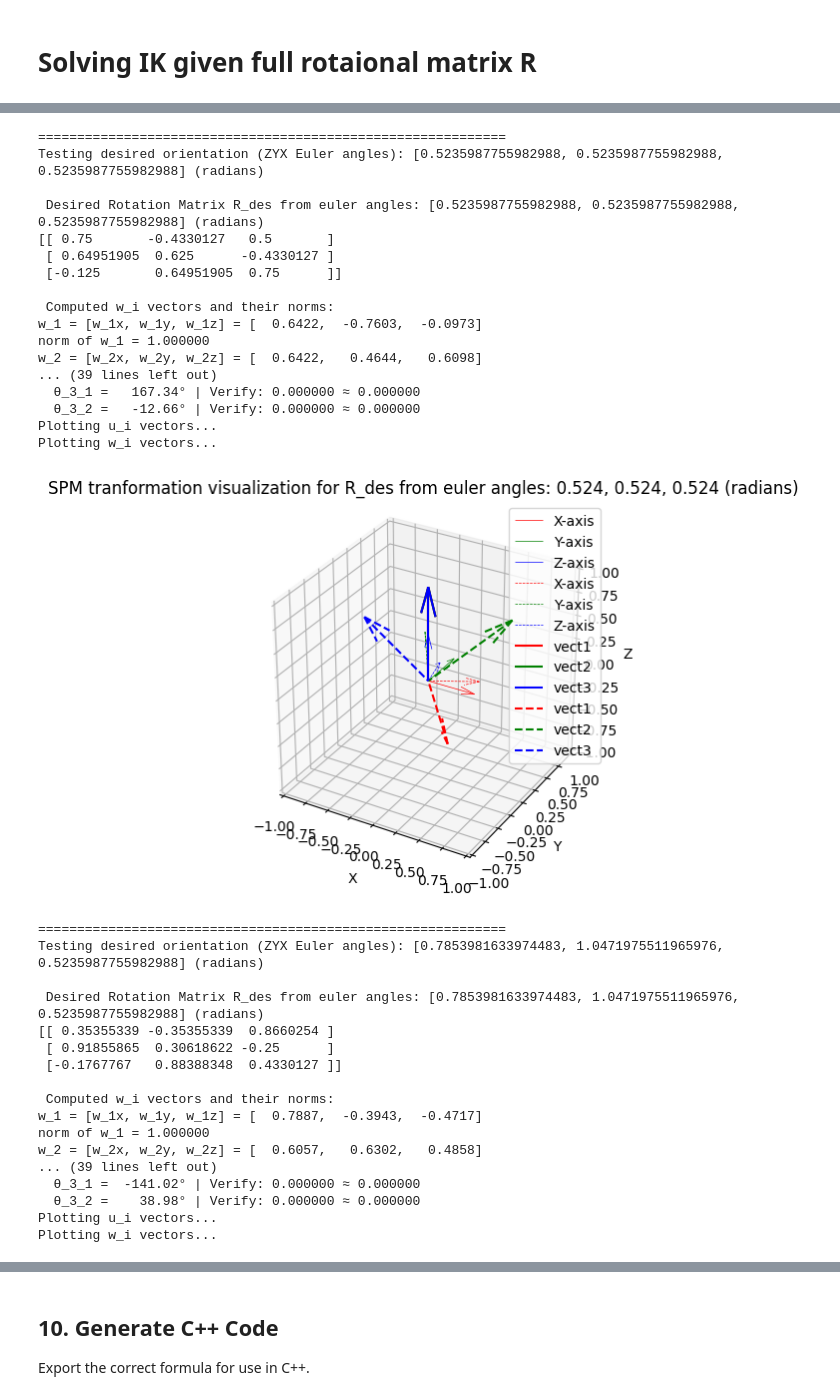
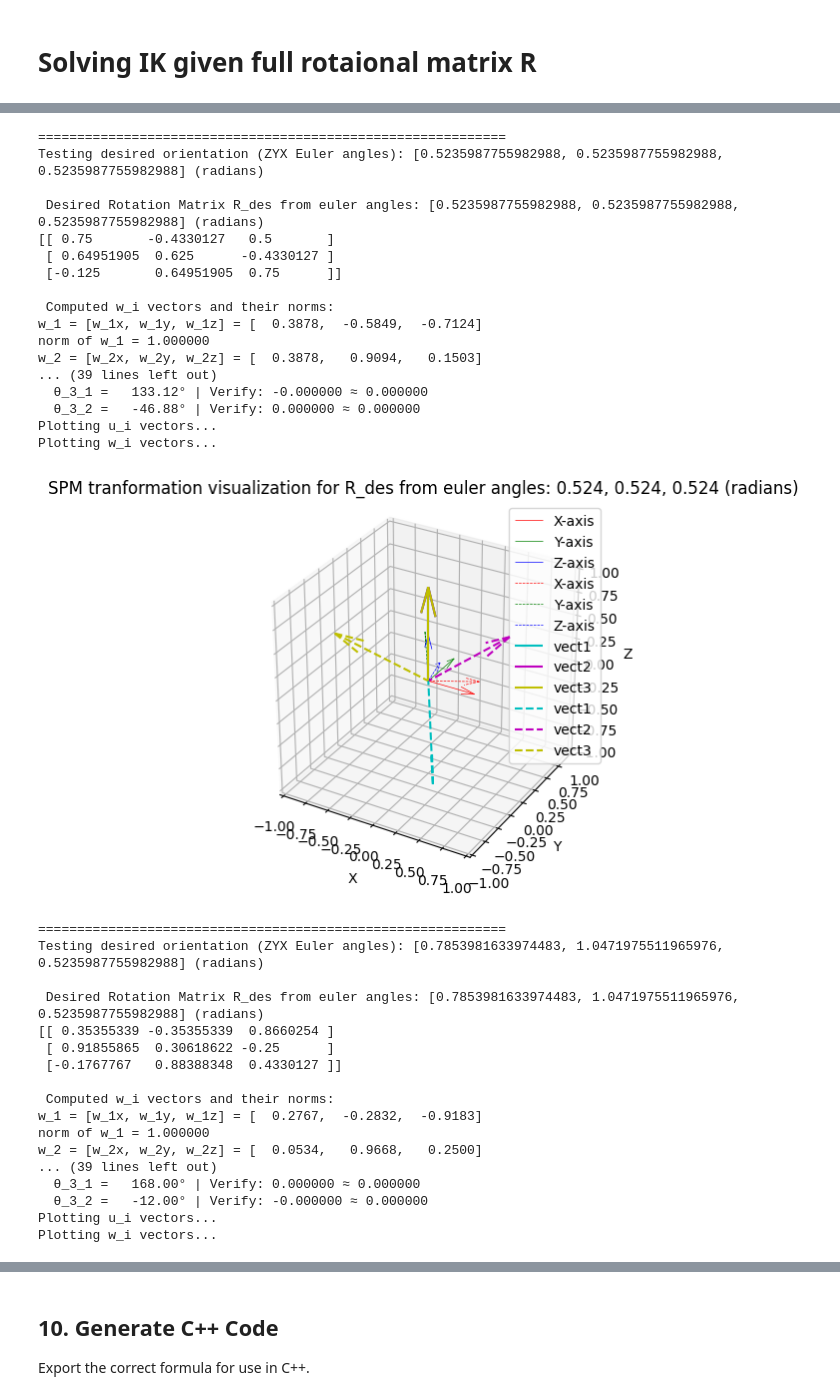
Before and after one commit to ChawinOph/spm-mechanics, a Jupyter notebook: notebooks/symbolic_kinematics.ipynb, the cells around one changed output, grey strips where cells are left out. Drawn from its saved outputs; the diff is of its cells as text; code cells hidden in the pictures.

```diff
--- a/notebooks/symbolic_kinematics.ipynb
+++ b/notebooks/symbolic_kinematics.ipynb
@@ -615,16 +805,18 @@ theta=   0.0°, alpha= 90.0°, beta= 120.0°
 # define numerical parameters for testing
 eta_i1 = [0, 2*np.pi/3, 4*np.pi/3]  # base platform orientations
 
-gamma_orthonormal = np.arccos(np.sqrt(1/3))  # ~54.7356 degrees
-print(f"Orthornormal gamma angle: {np.degrees(gamma_orthonormal):.4f} degrees")
 
 eta_i2 = [0, 2*np.pi/3, 4*np.pi/3]  # moving platform orientations
 
 gamma_i1 = [0, 0, 0]  # base platform angles (coaxial)
 # gamma_i2 = [np.pi/2, np.pi/2, np.pi/2]  # moving platform angles (coplanar moving platform)
+mp_tilt_angle = np.pi/2 + np.deg2rad(5)
+gamma_i2 = [mp_tilt_angle, mp_tilt_angle, mp_tilt_angle]  # moving platform angles (coplanar moving platform)
 
+gamma_orthonormal = np.arccos(np.sqrt(1/3))  # ~54.7356 degrees
+print(f"Orthornormal gamma angle: {np.degrees(gamma_orthonormal):.4f} degrees")
 # gamma_i1 = [np.pi - gamma_orthonormal, np.pi - gamma_orthonormal, np.pi - gamma_orthonormal]  # base platform angles (orthornormal base)
-gamma_i2 = [gamma_orthonormal, gamma_orthonormal, gamma_orthonormal]  # moving platform angles (orthornormal moving platform)
+# gamma_i2 = [gamma_orthonormal, gamma_orthonormal, gamma_orthonormal]  # moving platform angles (orthornormal moving platform)
 
 alpha_i1 = [np.pi/2, np.pi/2, np.pi/2]  # proximal link angles, influencing c1_i, c2_i, c3_i
 alpha_i2 = [np.pi/2, np.pi/2, np.pi/2]  # distal link angles, influencing desired v·w = cos(alpha_i2)
@@ -730,6 +922,8 @@ for euler_angles in euler_angles_set:
             for j, theta_sol in enumerate(sols):
                 check = A_i[i] * np.cos(theta_sol) + B_i[i] * np.sin(theta_sol)
                 print(f"  θ_{i+1}_{j+1} = {np.degrees(theta_sol):8.2f}° | Verify: {check:.6f} ≈ {C_i[i]:.6f}")
+                # compute v_i
+                v_i_sol = v_vector_numerical(theta_sol, alpha_i1[i], eta_i1[i])
         else:
             print("  No solution exists")
 
@@ -757,21 +951,21 @@ Plotting w_i vectors...
 ============================================================
 Testing desired orientation (ZYX Euler angles): [0.5235987755982988, 0.5235987755982988, 0.5235987755982988] (radians)
 
  Desired Rotation Matrix R_des from euler angles: [0.5235987755982988, 0.5235987755982988, 0.5235987755982988] (radians)
 [[ 0.75       -0.4330127   0.5       ]
  [ 0.64951905  0.625      -0.4330127 ]
  [-0.125       0.64951905  0.75      ]]
 
  Computed w_i vectors and their norms:
-w_1 = [w_1x, w_1y, w_1z] = [  0.6422,  -0.7603,  -0.0973]
+w_1 = [w_1x, w_1y, w_1z] = [  0.3878,  -0.5849,  -0.7124]
 norm of w_1 = 1.000000
-w_2 = [w_2x, w_2y, w_2z] = [  0.6422,   0.4644,   0.6098]
+w_2 = [w_2x, w_2y, w_2z] = [  0.3878,   0.9094,   0.1503]
 ... (39 lines left out)
-  θ_3_1 =   167.34° | Verify: 0.000000 ≈ 0.000000
-  θ_3_2 =   -12.66° | Verify: 0.000000 ≈ 0.000000
+  θ_3_1 =   133.12° | Verify: -0.000000 ≈ 0.000000
+  θ_3_2 =   -46.88° | Verify: 0.000000 ≈ 0.000000
 Plotting u_i vectors...
 Plotting w_i vectors...
-[figure, old version]
+[figure, new version]
 ============================================================
 Testing desired orientation (ZYX Euler angles): [0.7853981633974483, 1.0471975511965976, 0.5235987755982988] (radians)
 
@@ -781,11 +975,11 @@ Testing desired orientation (ZYX Euler angles): [0.7853981633974483, 1.047197551
  [-0.1767767   0.88388348  0.4330127 ]]
 
  Computed w_i vectors and their norms:
-w_1 = [w_1x, w_1y, w_1z] = [  0.7887,  -0.3943,  -0.4717]
+w_1 = [w_1x, w_1y, w_1z] = [  0.2767,  -0.2832,  -0.9183]
 norm of w_1 = 1.000000
-w_2 = [w_2x, w_2y, w_2z] = [  0.6057,   0.6302,   0.4858]
+w_2 = [w_2x, w_2y, w_2z] = [  0.0534,   0.9668,   0.2500]
 ... (39 lines left out)
-  θ_3_1 =  -141.02° | Verify: 0.000000 ≈ 0.000000
-  θ_3_2 =    38.98° | Verify: 0.000000 ≈ 0.000000
+  θ_3_1 =   168.00° | Verify: 0.000000 ≈ 0.000000
+  θ_3_2 =   -12.00° | Verify: -0.000000 ≈ 0.000000
 Plotting u_i vectors...
 Plotting w_i vectors...
```
Also changed, not shown: parts of 26 cells of this notebook.
